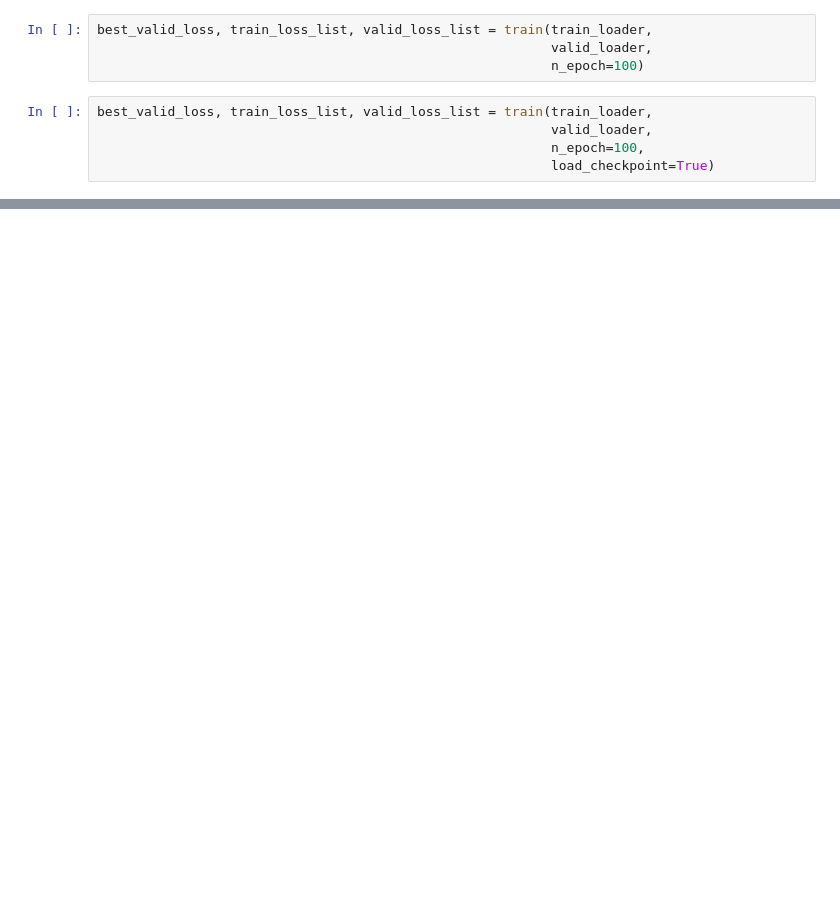
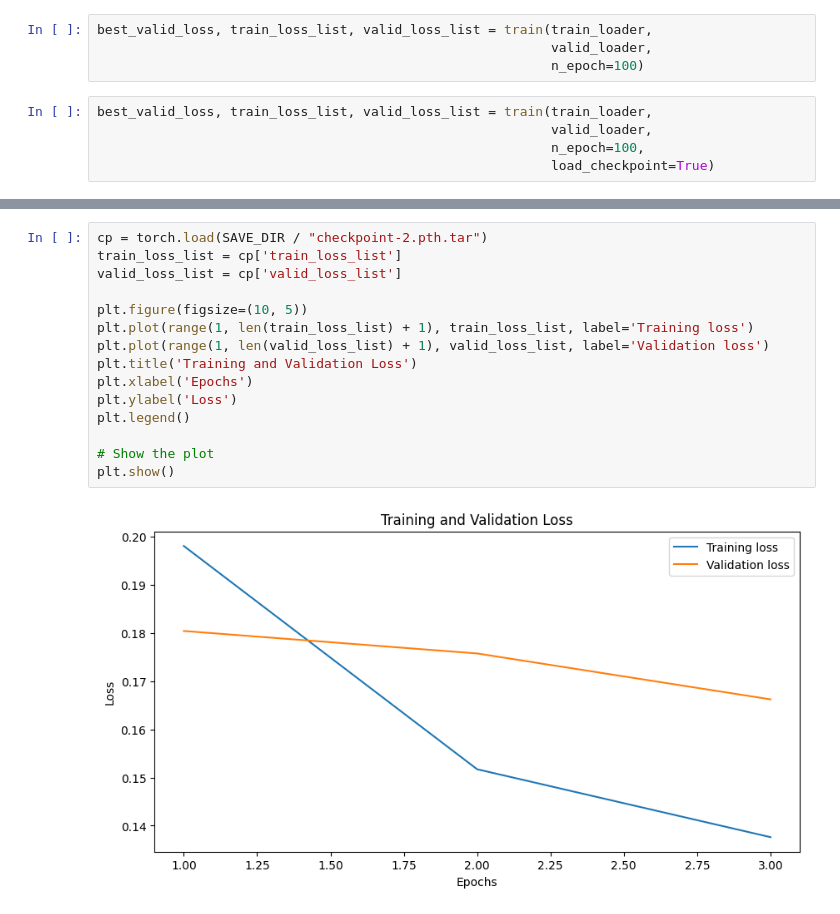
Before and after one commit to Maxvgrad/perceiver-rnn, a Jupyter notebook: training_loop.ipynb, the cells around one changed output, grey strips where cells are left out. Drawn from its saved outputs; the diff is of its cells as text; blank space fills up the shorter version.

Commit message:
Update checkpointing

```diff
--- a/training_loop.ipynb
+++ b/training_loop.ipynb
@@ -303,0 +319,17 @@ print('ok')
+# %%
+cp = torch.load(SAVE_DIR / "checkpoint-2.pth.tar")
+train_loss_list = cp['train_loss_list']
+valid_loss_list = cp['valid_loss_list']
+
+plt.figure(figsize=(10, 5))
+plt.plot(range(1, len(train_loss_list) + 1), train_loss_list, label='Training loss')
+plt.plot(range(1, len(valid_loss_list) + 1), valid_loss_list, label='Validation loss')
+plt.title('Training and Validation Loss')
+plt.xlabel('Epochs')
+plt.ylabel('Loss')
+plt.legend()
+
+# Show the plot
+plt.show()
+# %% [output]
+[figure, added]
```
Also changed, not shown: parts of 5 cells of this notebook.
